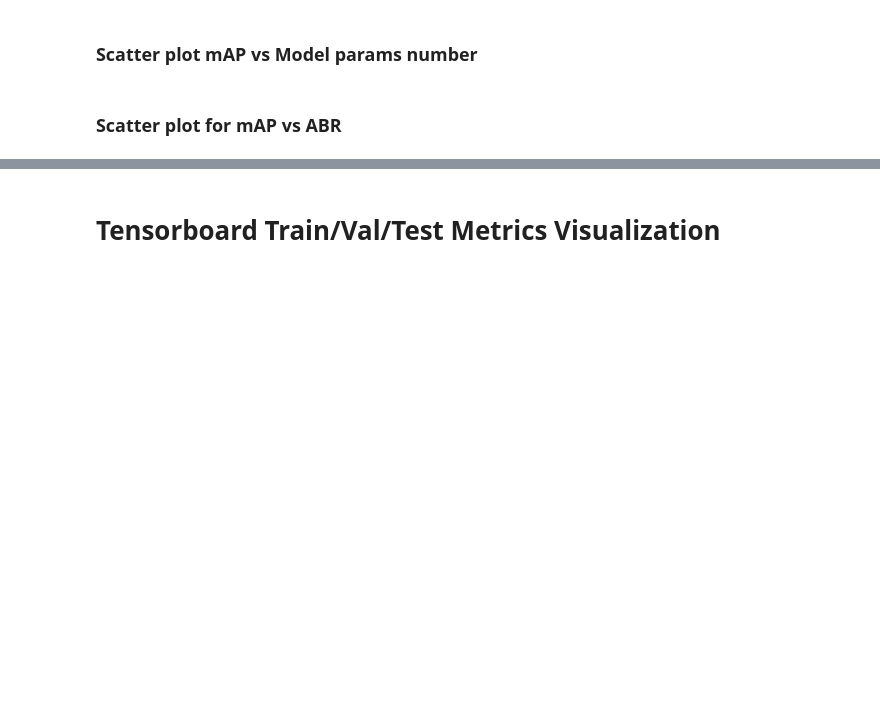
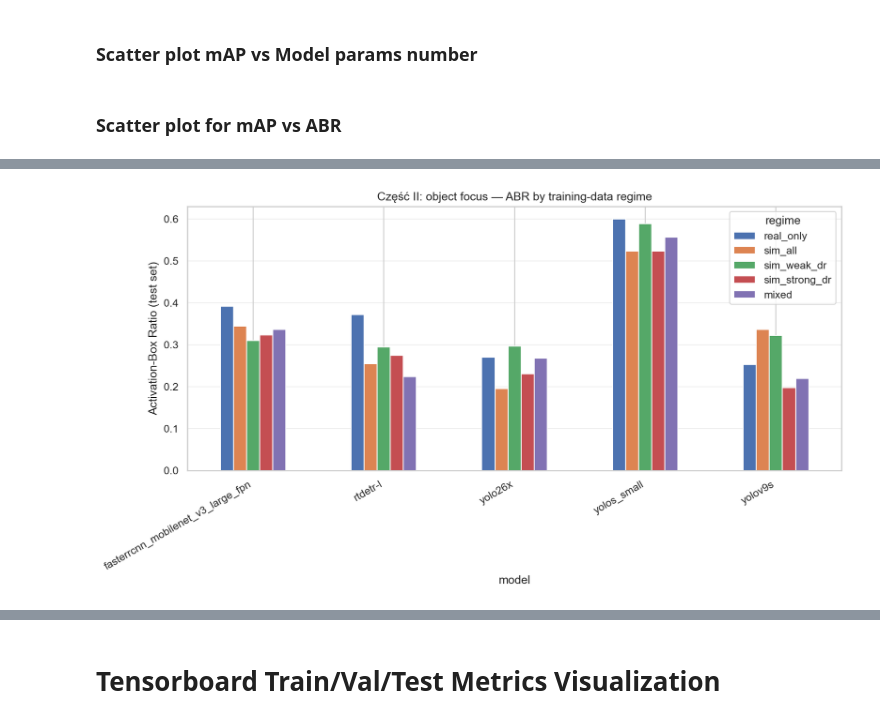
Before and after one commit to Eikthyrnir/uam-cv-sim-to-real-interpretability, a Jupyter notebook: DIMO_detection_pipeline.ipynb, the cells around one changed output, grey strips where cells are left out. Saved outputs shown, nothing was run; the diff lists cells and outputs as text; code cells hidden in the pictures; blank space fills up the shorter version.

```diff
--- a/DIMO_detection_pipeline.ipynb
+++ b/DIMO_detection_pipeline.ipynb
@@ -2365,0 +3040,22 @@ visualize_transformer_attentions(
+# %%
+# ===================== Część II: ABR by data regime (grouped bar) =====================
+import os
+import pandas as pd
+import matplotlib.pyplot as plt
+
+pm = pd.read_csv(os.path.join(PROJECT_DIR, 'part2_master.csv'))
+regime_order = [r for r in regimes.keys() if r in pm['regime'].unique()]
+
+piv = pm.pivot_table(index='model', columns='regime', values='abr_mean').reindex(columns=regime_order)
+
+ax = piv.plot(kind='bar', figsize=(11, 6))
+ax.set_ylabel('Activation-Box Ratio (test set)')
+ax.set_xlabel('model')
+ax.set_title('Część II: object focus — ABR by training-data regime')
+ax.legend(title='regime')
+ax.grid(True, axis='y', alpha=0.3)
+plt.xticks(rotation=30, ha='right')
+plt.tight_layout()
+plt.show()
+# %% [output]
+[figure, added]
```
Also changed, not shown: parts of 117 cells of this notebook.
